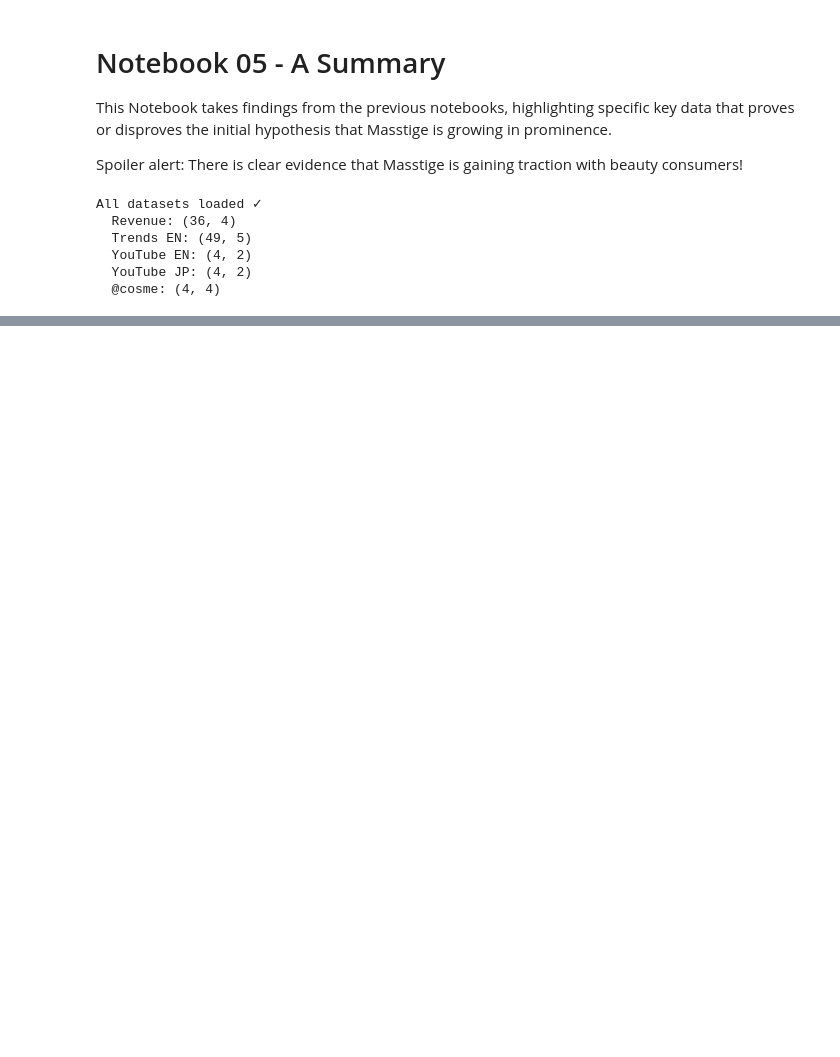
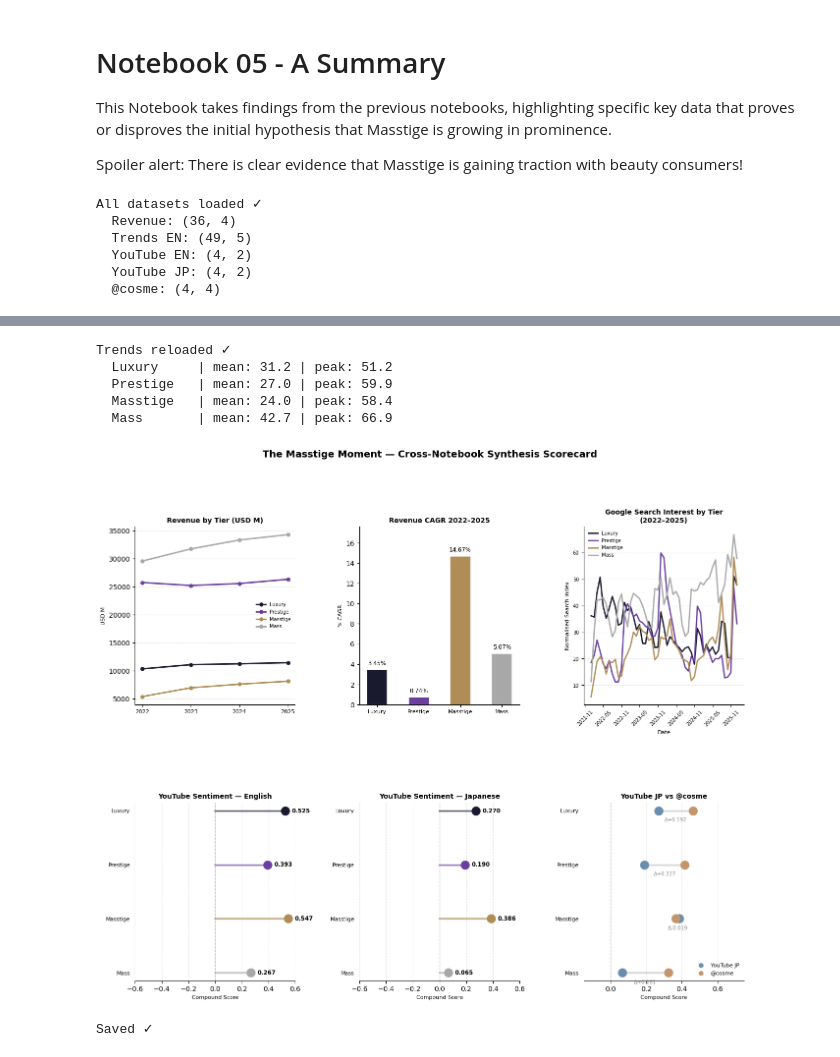
Before and after one commit to Stan-DS-Z/the-masstige-moment, a Jupyter notebook: notebooks/05_finalreport.ipynb, the cells around one changed output, grey strips where cells are left out. Cells and saved outputs as stored; diff of their text form; code cells hidden in the pictures; blank space fills up the shorter version.

```diff
--- a/notebooks/05_finalreport.ipynb
+++ b/notebooks/05_finalreport.ipynb
@@ -139,6 +139,20 @@ from matplotlib.lines import Line2D
 
 fig = plt.figure(figsize=(16, 12))
 gs  = GridSpec(2, 3, figure=fig, hspace=0.55, wspace=0.4)
+
+# ── Reload trends from updated CSV ───────────────────────────────────────────
+trends_summary = pd.read_csv("../data/processed/trends_summary.csv", parse_dates=["date"])
+trends_summary = trends_summary.set_index("date")
+
+tier_global_monthly = {
+    tier: trends_summary[tier].dropna()
+    for tier in TIER_ORDER
+    if tier in trends_summary.columns
+}
+
+print("Trends reloaded ✓")
+for tier, s in tier_global_monthly.items():
+    print(f"  {tier:10} | mean: {s.mean():.1f} | peak: {s.max():.1f}")
 
 # ── Panel 1: Revenue by Tier — line graph ────────────────
 ax1 = fig.add_subplot(gs[0, 0])
@@ -262,33 +276,41 @@ for i, tier in enumerate(TIER_ORDER):
     mid       = (yt_val + cosme_val) / 2
 
     ax6.plot([yt_val, cosme_val], [i, i], color="lightgrey", linewidth=2.5, zorder=1)
     ax6.scatter(yt_val,    i, color=YT_COLOR,    s=150, zorder=5)
     ax6.scatter(cosme_val, i, color=COSME_COLOR, s=150, zorder=5)
     ax6.text(mid, i + 0.22, f"Δ{delta:+.3f}",
              va="bottom", ha="center", fontsize=7.5, color="grey")
 
 ax6.axvline(0, color="grey", linewidth=1, linestyle="--", alpha=0.5)
 ax6.set_yticks(range(len(TIER_ORDER)))
 ax6.set_yticklabels(TIER_ORDER, fontsize=8)
 ax6.set_title("YouTube JP vs @cosme", fontsize=10, fontweight="bold")
 ax6.set_xlabel("Compound Score", fontsize=8)
 ax6.set_xlim(-0.15, 0.75)
 ax6.spines[["top", "right", "left"]].set_visible(False)
 ax6.tick_params(left=False)
 ax6.grid(axis="x", linestyle="--", alpha=0.3)
 ax6.invert_yaxis()
 
 legend_elements = [
     Line2D([0], [0], marker="o", color="w", markerfacecolor=YT_COLOR,
            markersize=8, label="YouTube JP"),
     Line2D([0], [0], marker="o", color="w", markerfacecolor=COSME_COLOR,
            markersize=8, label="@cosme"),
 ]
 ax6.legend(handles=legend_elements, frameon=False, fontsize=8, loc="lower right")
 
 plt.savefig("../data/processed/05_synthesis_scorecard.png", dpi=150, bbox_inches="tight")
 plt.show()
 print("Saved ✓")
+# %% [output]
+Trends reloaded ✓
+  Luxury     | mean: 31.2 | peak: 51.2
+  Prestige   | mean: 27.0 | peak: 59.9
+  Masstige   | mean: 24.0 | peak: 58.4
+  Mass       | mean: 42.7 | peak: 66.9
+[figure, added]
+Saved ✓
 # %%
 # ── Cell 5: Radar chart ───────────────────────────────────
 
```
Also changed, not shown: parts of 4 cells of this notebook, 3 other files.
